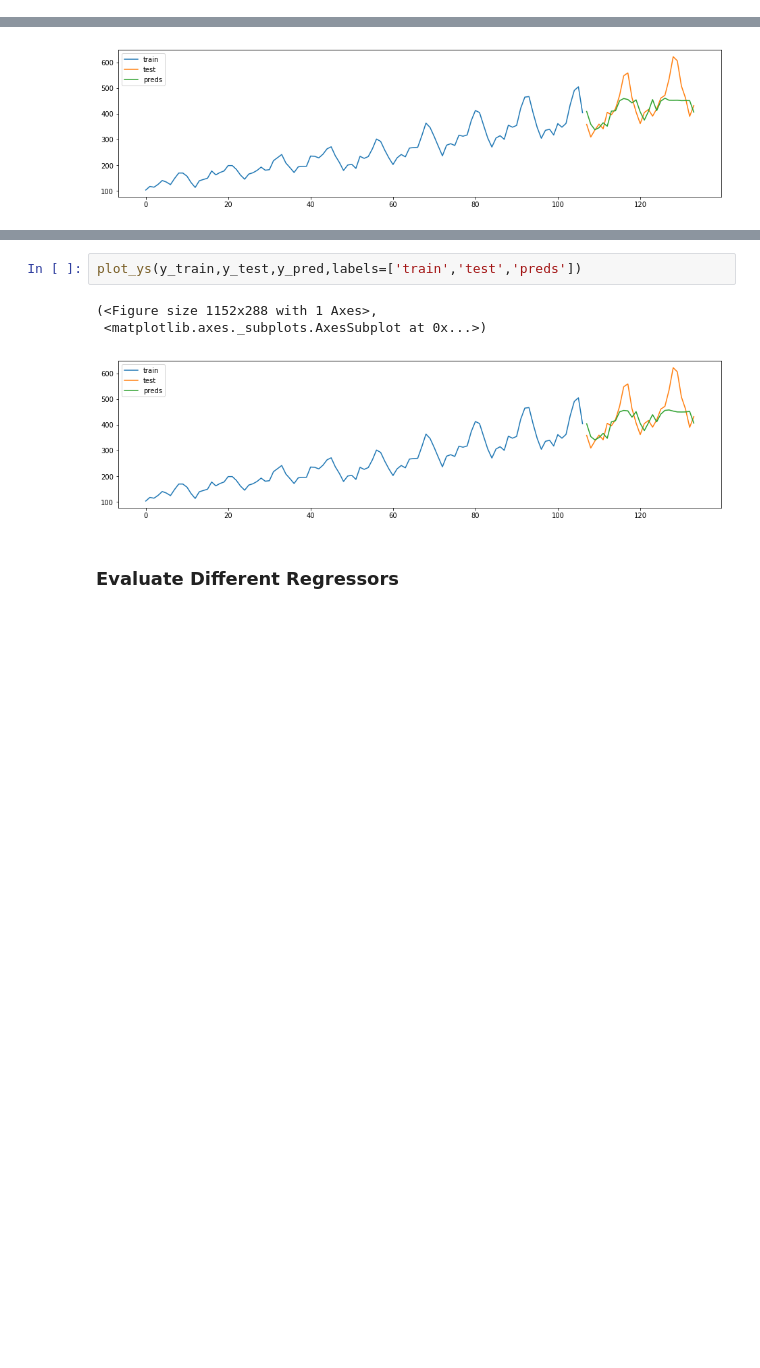
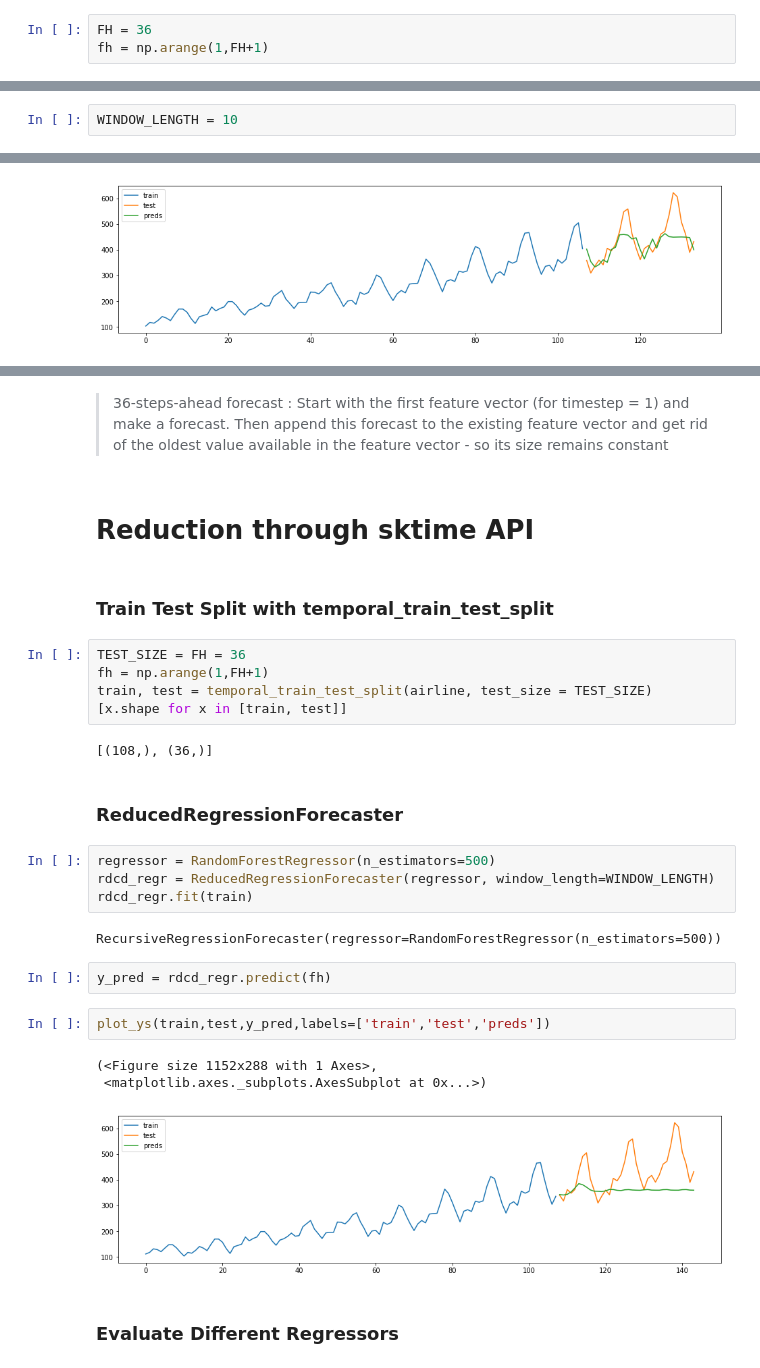
Before and after one commit to Takfes/time-series-python, a Jupyter notebook: sktime - Univariate Forecasting - Reducing & Regression.ipynb, the cells around one changed output, grey strips where cells are left out. Drawn from its saved outputs; the diff is of its cells as text; blank space fills up the shorter version.

Commit message:
Advanced Concepts & adjustments in Reduction and AutoARIMA

```diff
--- a/sktime - Univariate Forecasting - Reducing & Regression.ipynb
+++ b/sktime - Univariate Forecasting - Reducing & Regression.ipynb
@@ -1,2 +44,5 @@
+# %%
+FH = 36
+fh = np.arange(1,FH+1)
 # %% [markdown]
 # Reduction
@@ -28,3 +60,5 @@ plt.plot(airline)
+# %%
+WINDOW_LENGTH = 10
 # %%
 features = []
 target = []
@@ -158,8 +201,31 @@ smape_loss(y_test,y_pred)
+# %% [markdown]
+> 36-steps-ahead forecast : Start with the first feature vector (for timestep = 1) and make a forecast. Then append this forecast to the existing feature vector and get rid of the oldest value available in the feature vector - so its size remains constant
+# %% [markdown]
+# Reduction through sktime API
+# %% [markdown]
+### Train Test Split with temporal_train_test_split
+# %%
+TEST_SIZE = FH = 36
+fh = np.arange(1,FH+1)
+train, test = temporal_train_test_split(airline, test_size = TEST_SIZE)
+[x.shape for x in [train, test]]
+# %% [output]
+[(108,), (36,)]
+# %% [markdown]
+### ReducedRegressionForecaster
+# %%
+regressor = RandomForestRegressor(n_estimators=500)
+rdcd_regr = ReducedRegressionForecaster(regressor, window_length=WINDOW_LENGTH)
+rdcd_regr.fit(train)
+# %% [output]
+RecursiveRegressionForecaster(regressor=RandomForestRegressor(n_estimators=500))
+# %%
+y_pred = rdcd_regr.predict(fh)
 # %%
-plot_ys(y_train,y_test,y_pred,labels=['train','test','preds'])
+plot_ys(train,test,y_pred,labels=['train','test','preds'])
 # %% [output]
 (<Figure size 1152x288 with 1 Axes>,
  <matplotlib.axes._subplots.AxesSubplot at 0x...>)
-[figure, old version]
+[figure, new version]
 # %% [markdown]
 ### Evaluate Different Regressors
```
Also changed, not shown: parts of 56 cells of this notebook, 3 other files.
